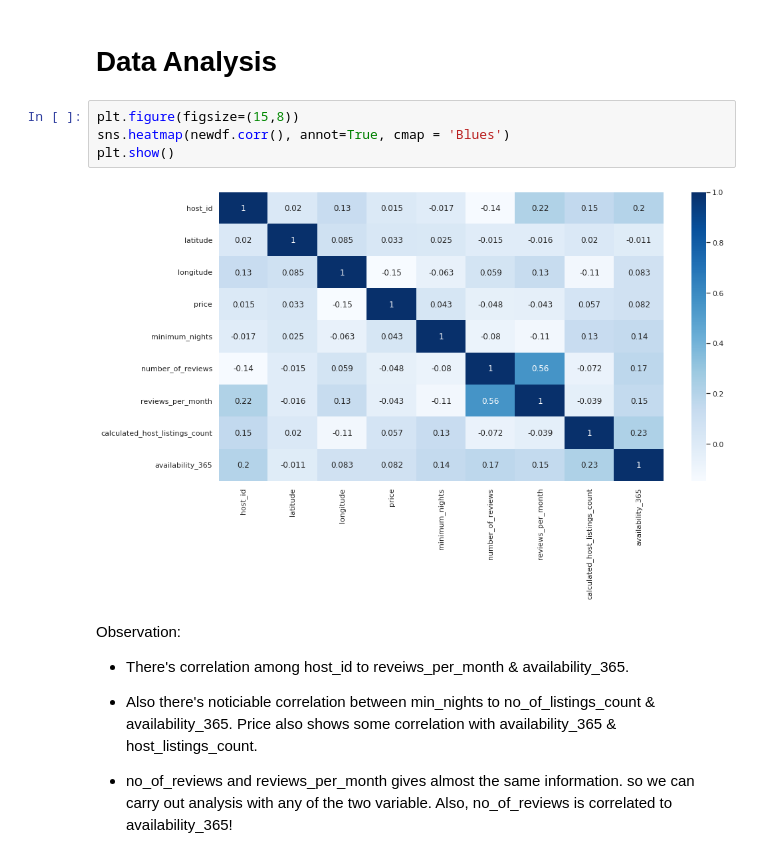
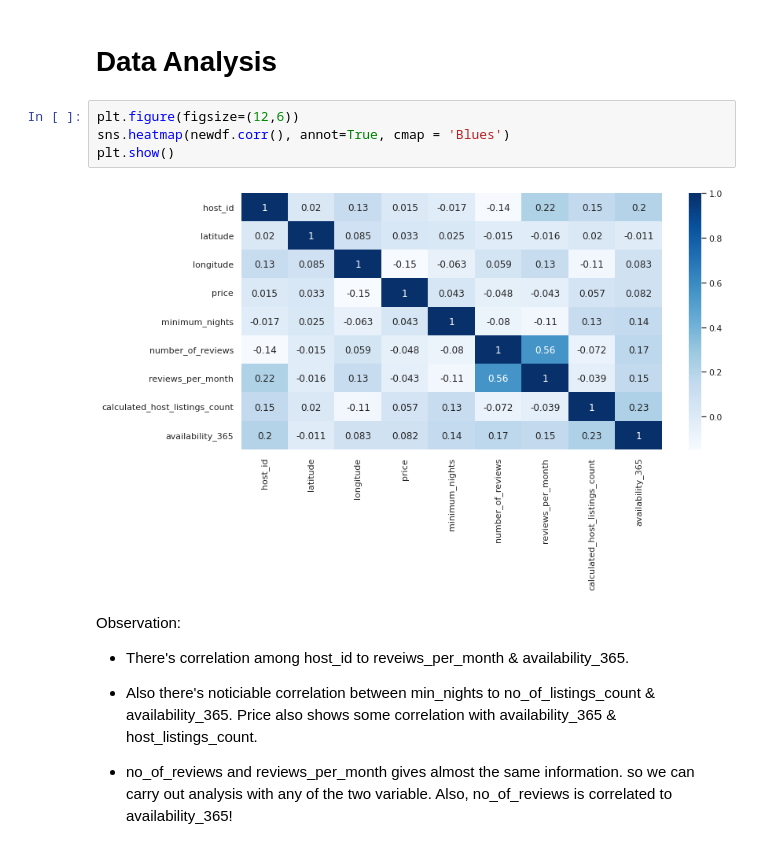
Before and after one commit to AkashSalmuthe/Airbnb-Bookings-Analysis---Akash-Salmuthe, a Jupyter notebook: Airbnb_Bookings_Analysis_Capstone_Project.ipynb, the cells around one changed output. Cells and saved outputs as stored; diff of their text form.

```diff
--- a/Airbnb_Bookings_Analysis_Capstone_Project.ipynb
+++ b/Airbnb_Bookings_Analysis_Capstone_Project.ipynb
@@ -549,11 +551,11 @@ Iqr method did the best and as we can see the skewness is less than 1 and this d
 # %% [markdown]
 # **Data Analysis**
 # %%
-plt.figure(figsize=(15,8))
+plt.figure(figsize=(12,6))
 sns.heatmap(newdf.corr(), annot=True, cmap = 'Blues')
 plt.show()
 # %% [output]
-[figure, old version]
+[figure, new version]
 # %% [markdown]
 Observation:
 
```
Also changed, not shown: parts of 5 cells of this notebook.
